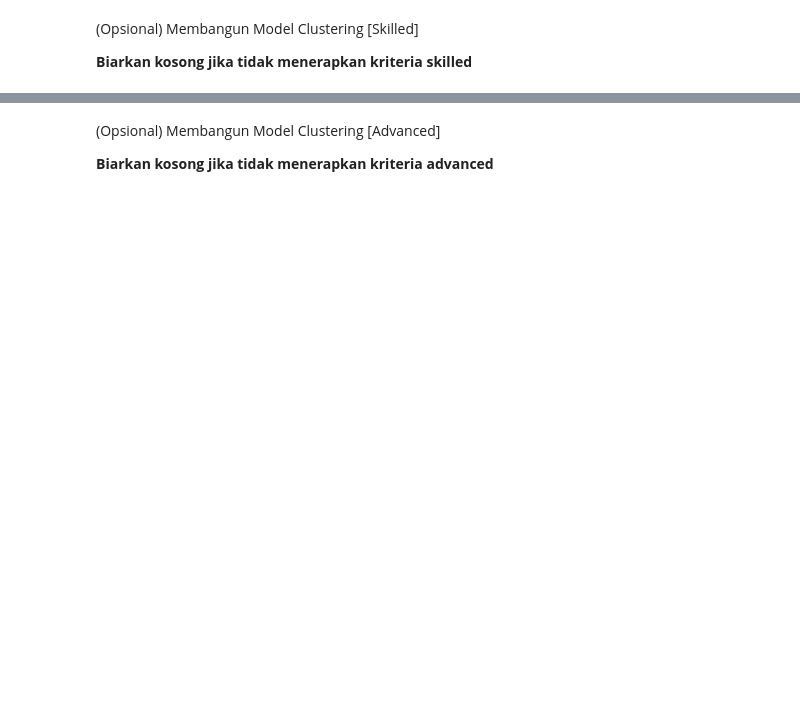
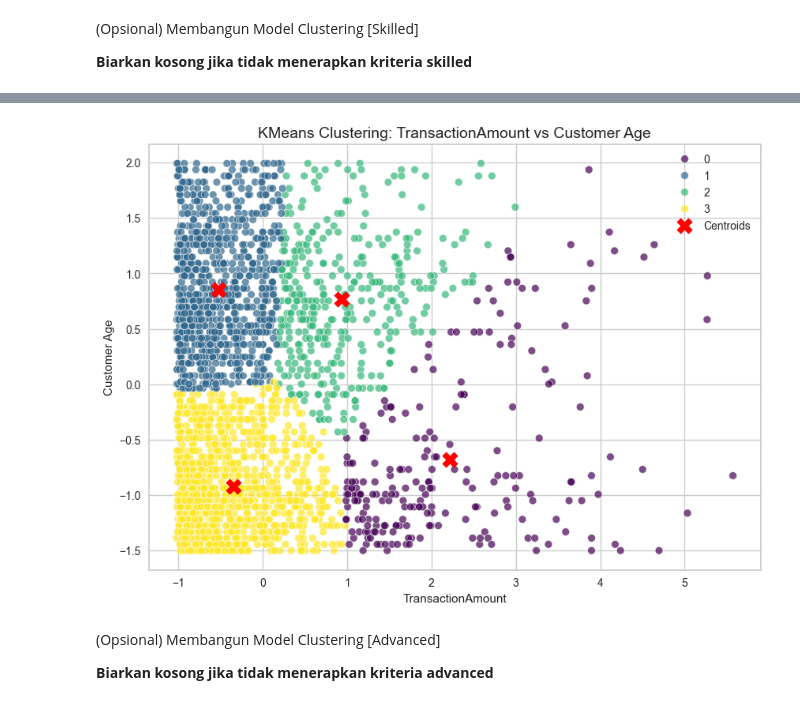
Before and after one commit to m8tyx/Proyek-ML, a Jupyter notebook: [Clustering]_Submission_Akhir_BMLP_Your_Name.ipynb, the cells around one changed output, grey strips where cells are left out. Drawn from its saved outputs; the diff is of its cells as text; code cells hidden in the pictures; blank space fills up the shorter version.

```diff
--- a/[Clustering]_Submission_Akhir_BMLP_Your_Name.ipynb
+++ b/[Clustering]_Submission_Akhir_BMLP_Your_Name.ipynb
@@ -531,5 +541,9 @@ Pada tahap ini, Anda membangun model clustering dengan memilih algoritma yang se
 # %%
 # Menggunakan algoritma K-Means Clustering
+
+kmeans = KMeans(n_clusters=4, random_state=42)
+kmeans.fit(df_scaled)
+labels = kmeans.labels_
 # %% [markdown]
 Jalankan cell code ini untuk menyimpan model kamu.
 # %%
@@ -547,3 +568,36 @@ Jalankan cell code ini untuk menyimpan model kamu.
+# %%
+# Membuat visualisasi hasil
+X_2d = df_scaled[['TransactionAmount', 'CustomerAge']]
+
+# Buat model KMeans (misal, pakai 5 klaster)
+kmeans = KMeans(n_clusters=4, random_state=42)
+labels = kmeans.fit_predict(X_2d)
+
+# Ambil posisi centroid
+centroids = kmeans.cluster_centers_
+
+# Buat visualisasi scatter plot
+plt.figure(figsize=(10, 7))
+sns.scatterplot(x=X_2d['TransactionAmount'],
+                y=X_2d['CustomerAge'],
+                hue=labels,
+                palette='viridis',
+                alpha=0.7,
+                s=50)
+
+# Tambahkan centroid ke plot
+plt.scatter(centroids[:, 0], centroids[:, 1],
+            s=200, c='red', marker='X', label='Centroids')
+
+# Label & judul
+plt.title('KMeans Clustering: TransactionAmount vs Customer Age', fontsize=14)
+plt.xlabel('TransactionAmount')
+plt.ylabel('Customer Age')
+plt.legend()
+plt.grid(True)
+plt.show()
+# %% [output]
+[figure, added]
 # %% [markdown]
 (Opsional) Membangun Model Clustering [Advanced]
 
```
Also changed, not shown: parts of 12 cells of this notebook, 2 other files.
